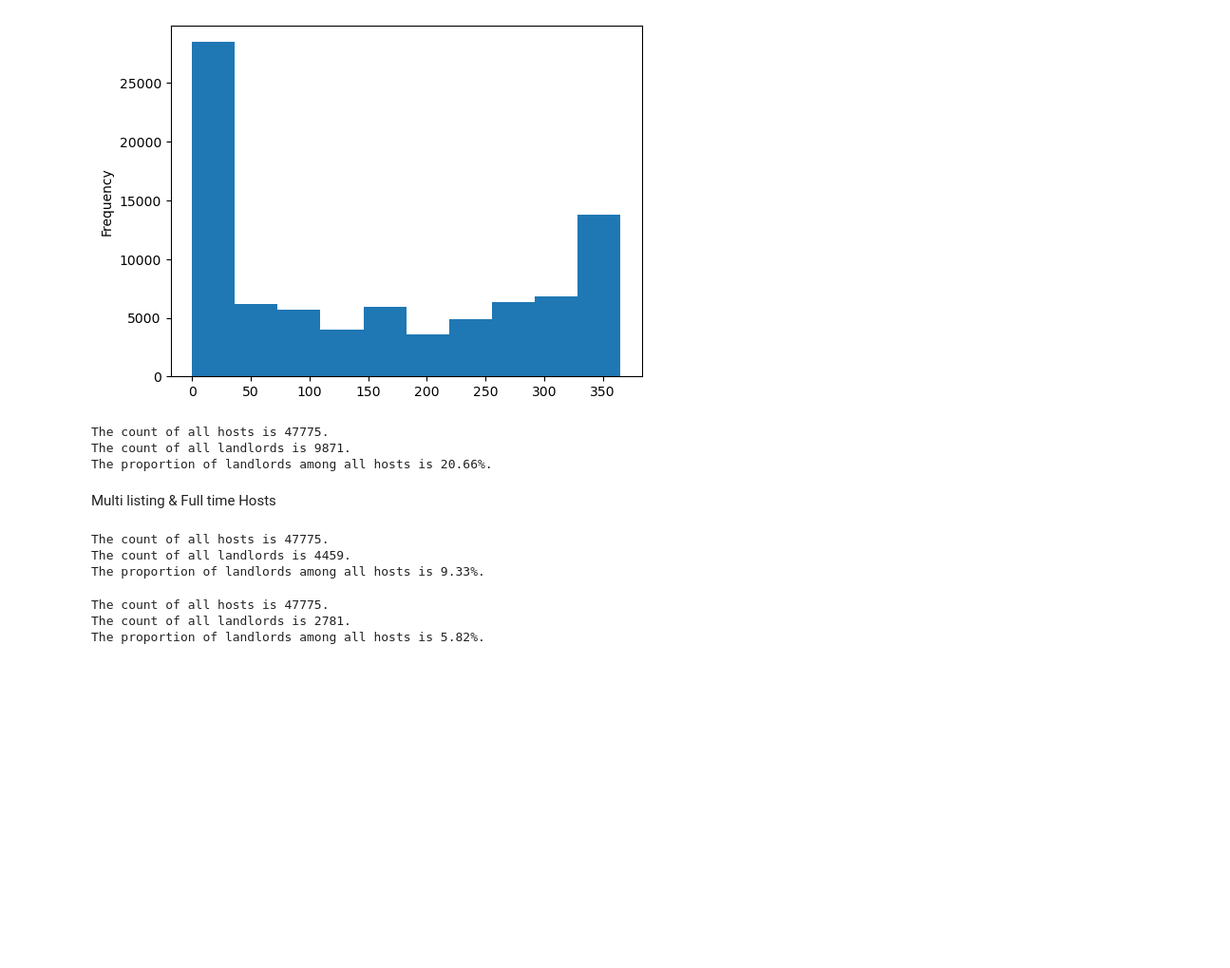
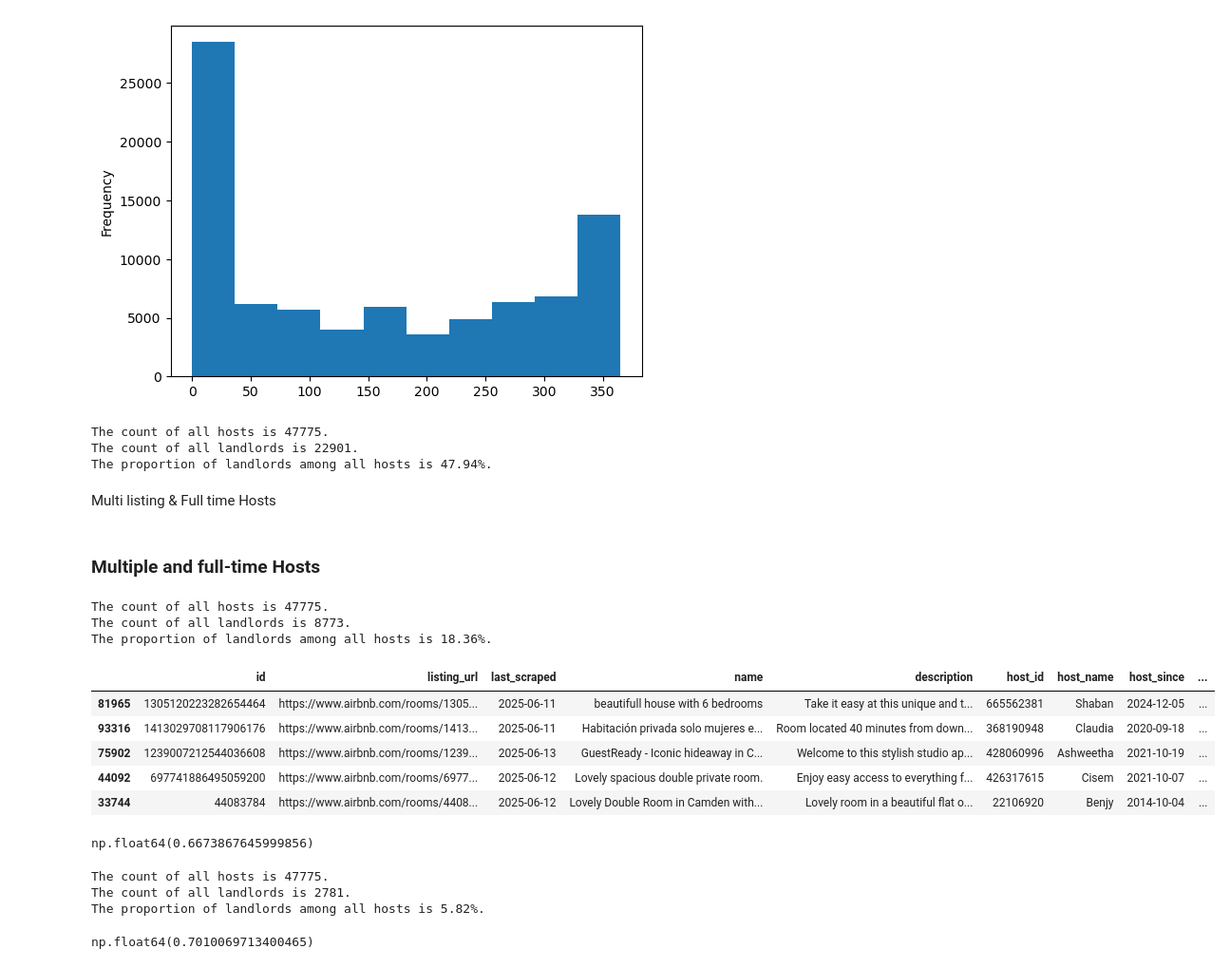
Before and after one commit to zhengpei-xu/CASA0013_Groupwork, a Jupyter notebook: 02_Code/Counting_Landlords.ipynb, the cells around one changed output. Shown: that part at 95% size. Saved outputs shown, nothing was run; the diff lists cells and outputs as text; code cells hidden in the pictures; blank space fills up the shorter version.

```diff
--- a/02_Code/Counting_Landlords.ipynb
+++ b/02_Code/Counting_Landlords.ipynb
@@ -346,21 +346,36 @@ df["availability_365"].plot.hist()
 <Axes: ylabel='Frequency'>
 [figure]
 # %%
-Full_time_Hosts = df["availability_365"]>300
+Full_time_Hosts = df["availability_365"]>90
 counting_landlords(Full_time_Hosts)
 # %% [output]
 The count of all hosts is 47775.
-The count of all landlords is 9871.
-The proportion of landlords among all hosts is 20.66%.
+The count of all landlords is 22901.
+The proportion of landlords among all hosts is 47.94%.
 # %% [markdown]
 Multi listing & Full time Hosts
+# %% [markdown]
+### Multiple and full-time Hosts
 # %%
 M_F_Hosts = Full_time_Hosts&Multi_listing_Hosts
 counting_landlords(M_F_Hosts)
 # %% [output]
 The count of all hosts is 47775.
-The count of all landlords is 4459.
-The proportion of landlords among all hosts is 9.33%.
+The count of all landlords is 8773.
+The proportion of landlords among all hosts is 18.36%.
+# %%
+df[M_F_Hosts].sample(5, random_state = 1)
+# %% [output]
+|  | id | listing_url | last_scraped | name | description | host_id | host_name | host_since | ... |
+| 81965 | 1305120223282654464 | https://www.airbnb.com/rooms/1305... | 2025-06-11 | beautifull house with 6 bedrooms | Take it easy at this unique and t... | 665562381 | Shaban | 2024-12-05 | ... |
+| 93316 | 1413029708117906176 | https://www.airbnb.com/rooms/1413... | 2025-06-11 | Habitación privada solo mujeres e... | Room located 40 minutes from down... | 368190948 | Claudia | 2020-09-18 | ... |
+| 75902 | 1239007212544036608 | https://www.airbnb.com/rooms/1239... | 2025-06-13 | GuestReady - Iconic hideaway in C... | Welcome to this stylish studio ap... | 428060996 | Ashweetha | 2021-10-19 | ... |
+| 44092 | 697741886495059200 | https://www.airbnb.com/rooms/6977... | 2025-06-12 | Lovely spacious double private room. | Enjoy easy access to everything f... | 426317615 | Cisem | 2021-10-07 | ... |
+| 33744 | 44083784 | https://www.airbnb.com/rooms/4408... | 2025-06-12 | Lovely Double Room in Camden with... | Lovely room in a beautiful flat o... | 22106920 | Benjy | 2014-10-04 | ... |
+# %%
+df[M_F_Hosts]["room_type"].value_counts()[0]/df[M_F_Hosts]["room_type"].value_counts().sum()
+# %% [output]
+np.float64(0.6673867645999856)
 # %%
 M_F_Hosts_2 = Full_time_Hosts&(df["host_listings_count"] > 2)
 counting_landlords(M_F_Hosts_2)
@@ -368,3 +383,7 @@ counting_landlords(M_F_Hosts_2)
 The count of all hosts is 47775.
 The count of all landlords is 2781.
 The proportion of landlords among all hosts is 5.82%.
+# %%
+df[M_F_Hosts_2]["room_type"].value_counts()[0]/df[M_F_Hosts_2]["room_type"].value_counts().sum()
+# %% [output]
+np.float64(0.7010069713400465)
```
Also changed, not shown: 1 other file.
